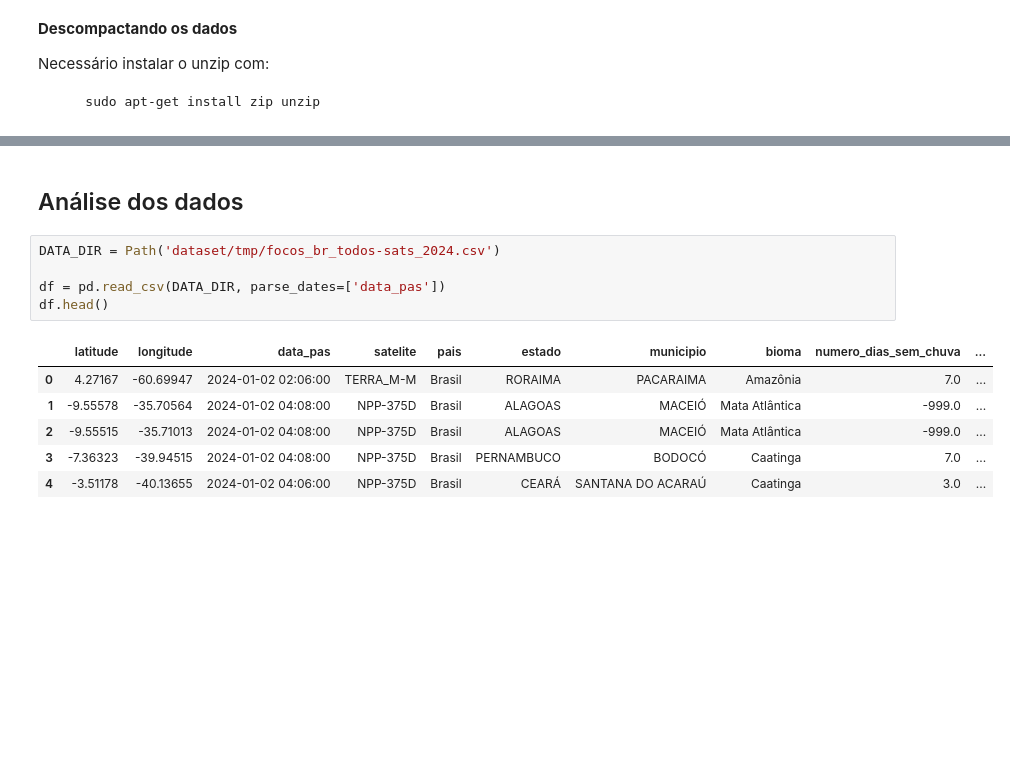
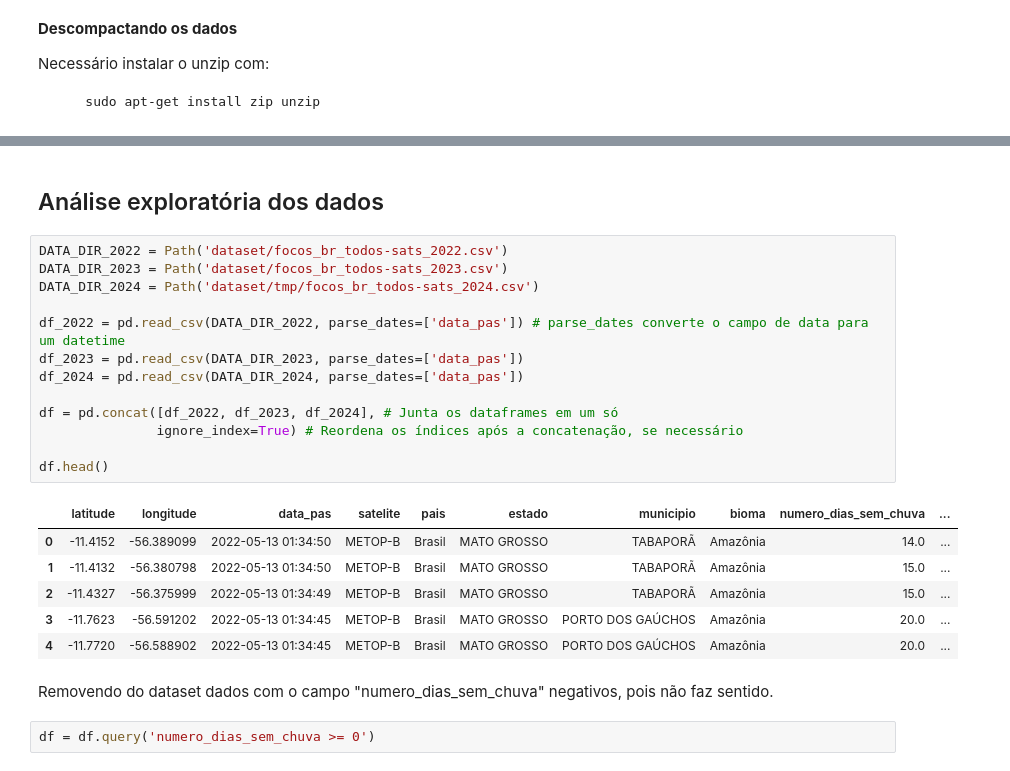
Before and after one commit to DiogoBotton/FIAP_GS_Forest_Fires, a Jupyter notebook: src/WildFire_TimeSeries/time_series.ipynb, the cells around one changed output, grey strips where cells are left out. Drawn from its saved outputs; the diff is of its cells as text; blank space fills up the shorter version.

```diff
--- a/src/WildFire_TimeSeries/time_series.ipynb
+++ b/src/WildFire_TimeSeries/time_series.ipynb
@@ -43,14 +37,26 @@ Archive:  dataset.zip
 # %% [markdown]
-## Análise dos dados
+## Análise exploratória dos dados
 # %%
-DATA_DIR = Path('dataset/tmp/focos_br_todos-sats_2024.csv')
+DATA_DIR_2022 = Path('dataset/focos_br_todos-sats_2022.csv')
+DATA_DIR_2023 = Path('dataset/focos_br_todos-sats_2023.csv')
+DATA_DIR_2024 = Path('dataset/tmp/focos_br_todos-sats_2024.csv')
 
-df = pd.read_csv(DATA_DIR, parse_dates=['data_pas'])
+df_2022 = pd.read_csv(DATA_DIR_2022, parse_dates=['data_pas']) # parse_dates converte o campo de data para um datetime
+df_2023 = pd.read_csv(DATA_DIR_2023, parse_dates=['data_pas'])
+df_2024 = pd.read_csv(DATA_DIR_2024, parse_dates=['data_pas'])
+
+df = pd.concat([df_2022, df_2023, df_2024], # Junta os dataframes em um só
+               ignore_index=True) # Reordena os índices após a concatenação, se necessário
+
 df.head()
 # %% [output]
 |  | latitude | longitude | data_pas | satelite | pais | estado | municipio | bioma | numero_dias_sem_chuva | ... |
-| 0 | 4.27167 | -60.69947 | 2024-01-02 02:06:00 | TERRA_M-M | Brasil | RORAIMA | PACARAIMA | Amazônia | 7.0 | ... |
-| 1 | -9.55578 | -35.70564 | 2024-01-02 04:08:00 | NPP-375D | Brasil | ALAGOAS | MACEIÓ | Mata Atlântica | -999.0 | ... |
-| 2 | -9.55515 | -35.71013 | 2024-01-02 04:08:00 | NPP-375D | Brasil | ALAGOAS | MACEIÓ | Mata Atlântica | -999.0 | ... |
-| 3 | -7.36323 | -39.94515 | 2024-01-02 04:08:00 | NPP-375D | Brasil | PERNAMBUCO | BODOCÓ | Caatinga | 7.0 | ... |
-| 4 | -3.51178 | -40.13655 | 2024-01-02 04:06:00 | NPP-375D | Brasil | CEARÁ | SANTANA DO ACARAÚ | Caatinga | 3.0 | ... |
+| 0 | -11.4152 | -56.389099 | 2022-05-13 01:34:50 | METOP-B | Brasil | MATO GROSSO | TABAPORÃ | Amazônia | 14.0 | ... |
+| 1 | -11.4132 | -56.380798 | 2022-05-13 01:34:50 | METOP-B | Brasil | MATO GROSSO | TABAPORÃ | Amazônia | 15.0 | ... |
+| 2 | -11.4327 | -56.375999 | 2022-05-13 01:34:49 | METOP-B | Brasil | MATO GROSSO | TABAPORÃ | Amazônia | 15.0 | ... |
+| 3 | -11.7623 | -56.591202 | 2022-05-13 01:34:45 | METOP-B | Brasil | MATO GROSSO | PORTO DOS GAÚCHOS | Amazônia | 20.0 | ... |
+| 4 | -11.7720 | -56.588902 | 2022-05-13 01:34:45 | METOP-B | Brasil | MATO GROSSO | PORTO DOS GAÚCHOS | Amazônia | 20.0 | ... |
+# %% [markdown]
+Removendo do dataset dados com o campo "numero_dias_sem_chuva" negativos, pois não faz sentido.
+# %%
+df = df.query('numero_dias_sem_chuva >= 0')
```
Also changed, not shown: parts of 22 cells of this notebook, 1 other file.
